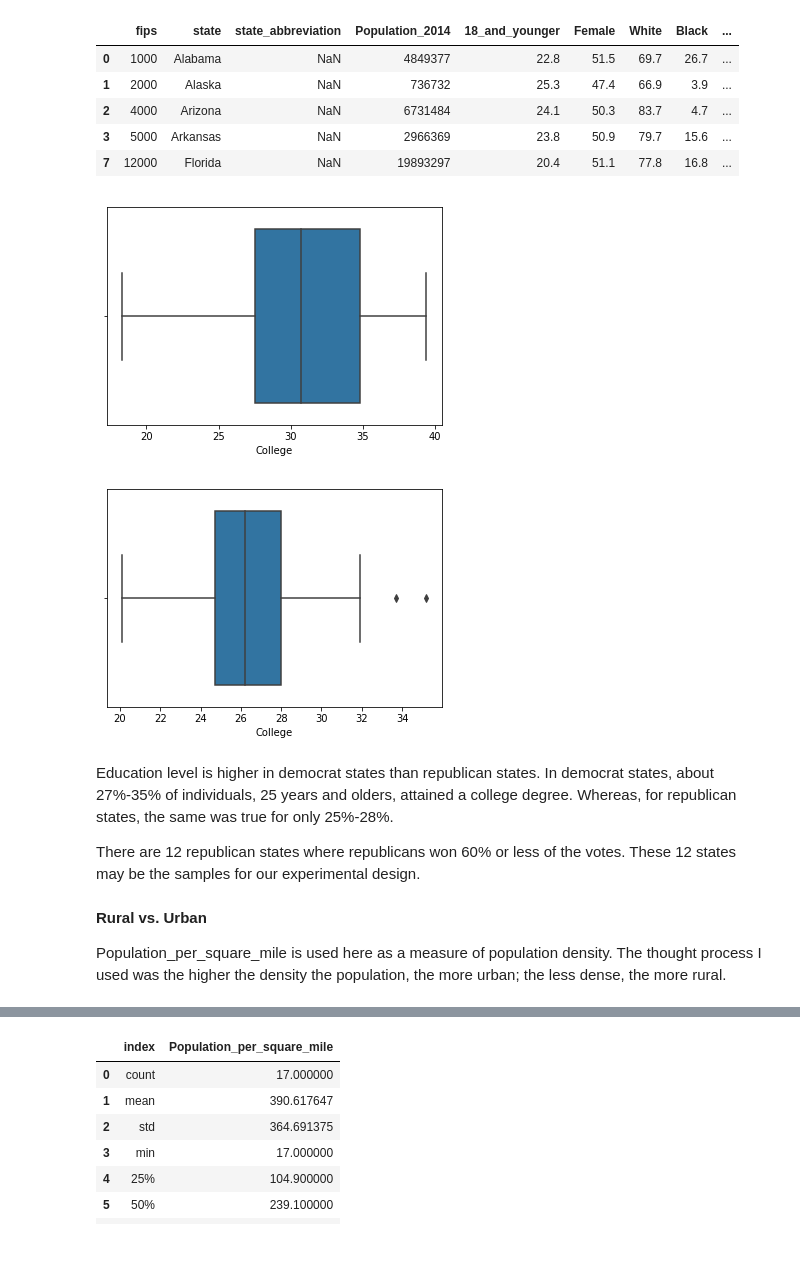
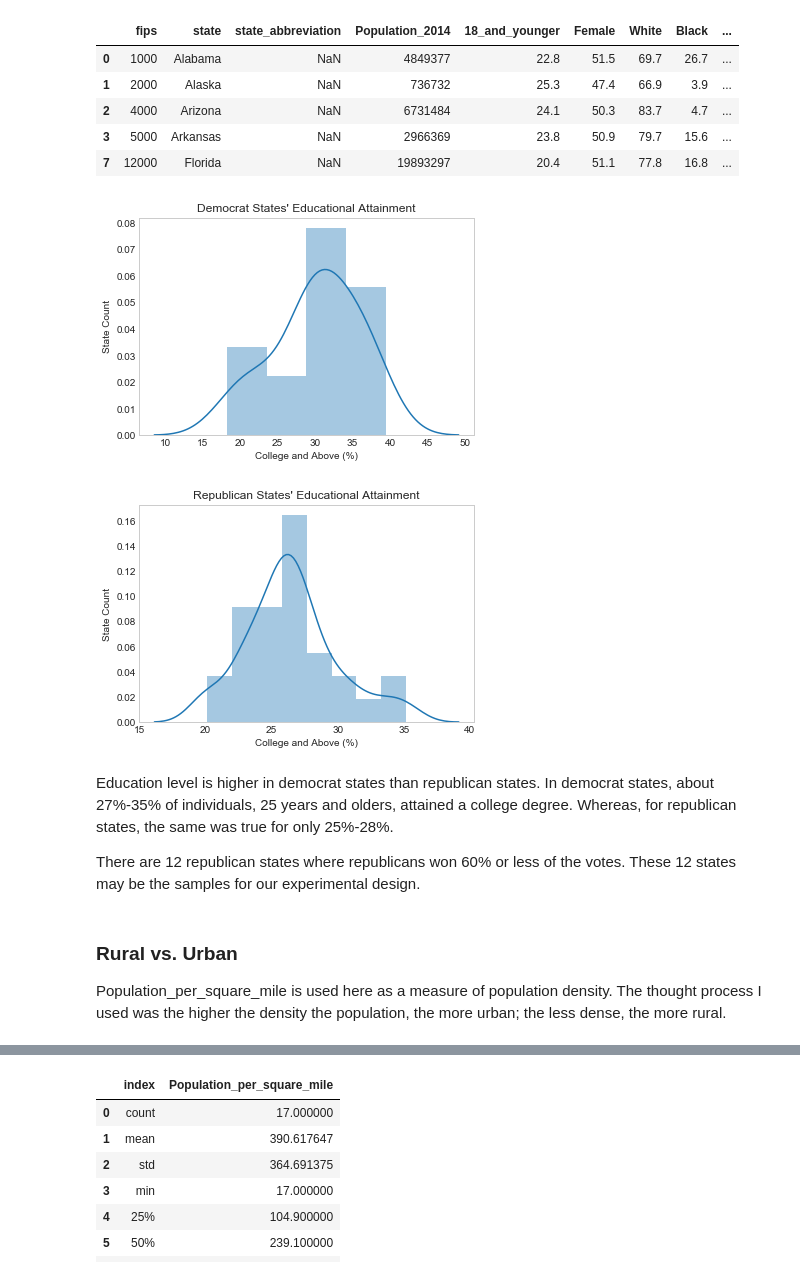
Before and after one commit to akim2034/Thinkful_DS_Bootcamp, a Jupyter notebook: Unit 1/Lesson 5 - Unit 1 Capstone/US Election 2016 Analysis - Unit 1 Capstone.ipynb, the cells around one changed output, grey strips where cells are left out. Saved outputs shown, nothing was run; the diff lists cells and outputs as text; code cells hidden in the pictures; blank space fills up the shorter version.

```diff
--- a/Unit 1/Lesson 5 - Unit 1 Capstone/US Election 2016 Analysis - Unit 1 Capstone.ipynb
+++ b/Unit 1/Lesson 5 - Unit 1 Capstone/US Election 2016 Analysis - Unit 1 Capstone.ipynb
@@ -233,0 +281,10 @@ In this section, we will explore the fields that will set the basis for our expe
+# %%
+plt.figure(figsize=(8, 4))
+
+sns.set_style("whitegrid")
+sns.barplot(x='Winning_party', y='democrat_votes', data=state_facts_votes);
+
+plt.title('Democrat Votes by Party State')
+plt.xlabel('Party State')
+plt.ylabel('Votes for Democrats')
+plt.show()
@@ -233,0 +293,10 @@ In this section, we will explore the fields that will set the basis for our expe
+# %%
+plt.figure(figsize=(8, 4))
+
+sns.set_style("whitegrid")
+sns.barplot(x='Winning_party', y='republican_votes', data=state_facts_votes);
+
+plt.title('Republican Votes by Party State')
+plt.xlabel('Party State')
+plt.ylabel('Votes for Republicans')
+plt.show()
@@ -261,20 +402,32 @@ republican_states.head()
 | 7 | 12000 | Florida | NaN | 19893297 | 20.4 | 51.1 | 77.8 | 16.8 | ... |
 # %%
 # See the distribution of college level graduates and above in democrat states.
-sns.boxplot(democrat_states['College']);
+sns.distplot(democrat_states['College']);
+
+plt.title('Democrat States\' Educational Attainment')
+plt.xlabel('College and Above (%)')
+plt.ylabel('State Count')
+plt.grid()
+plt.show()
 # %% [output]
-[figure, old version]
+[figure, new version]
 # %%
 # See the distribution of college graduates and above in republican states.
-sns.boxplot(republican_states['College']);
+sns.distplot(republican_states['College']);
+
+plt.title('Republican States\' Educational Attainment')
+plt.xlabel('College and Above (%)')
+plt.ylabel('State Count')
+plt.grid()
+plt.show()
 # %% [output]
-[figure, old version]
+[figure, new version]
 # %% [markdown]
 Education level is higher in democrat states than republican states. In democrat states, about 27%-35% of individuals, 25 years and olders, attained a college degree. Whereas, for republican states, the same was true for only 25%-28%.
 
 There are 12 republican states where republicans won 60% or less of the votes. These 12 states may be the samples for our experimental design.
 # %% [markdown]
-**Rural vs. Urban**
+### **Rural vs. Urban**
 
 Population_per_square_mile is used here as a measure of population density. The thought process I used was the higher the density the population, the more urban; the less dense, the more rural.
 # %%
```
Also changed, not shown: parts of 40 cells of this notebook.
